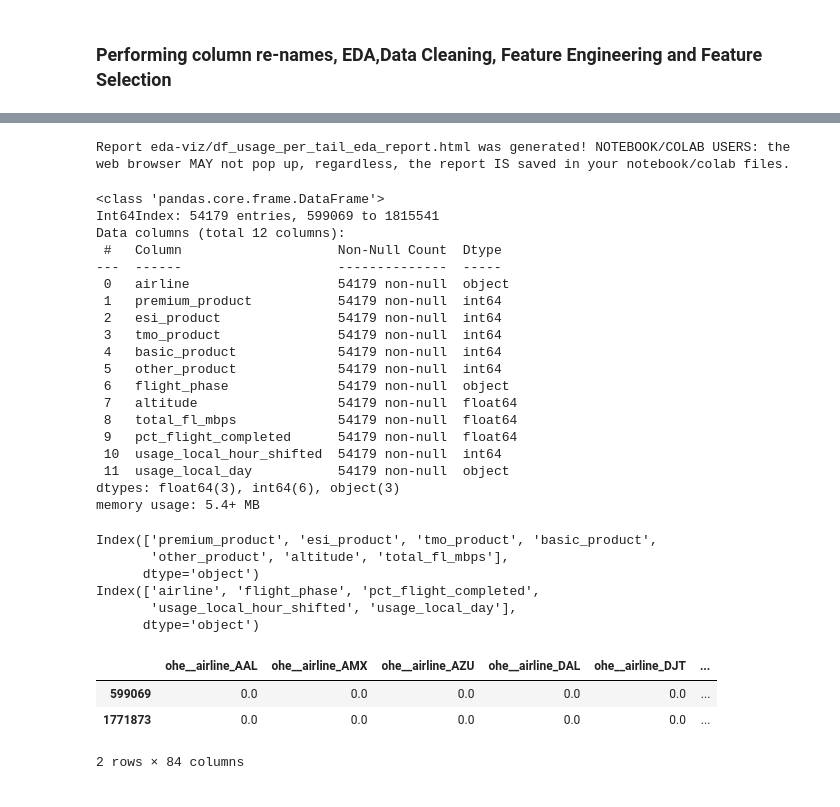
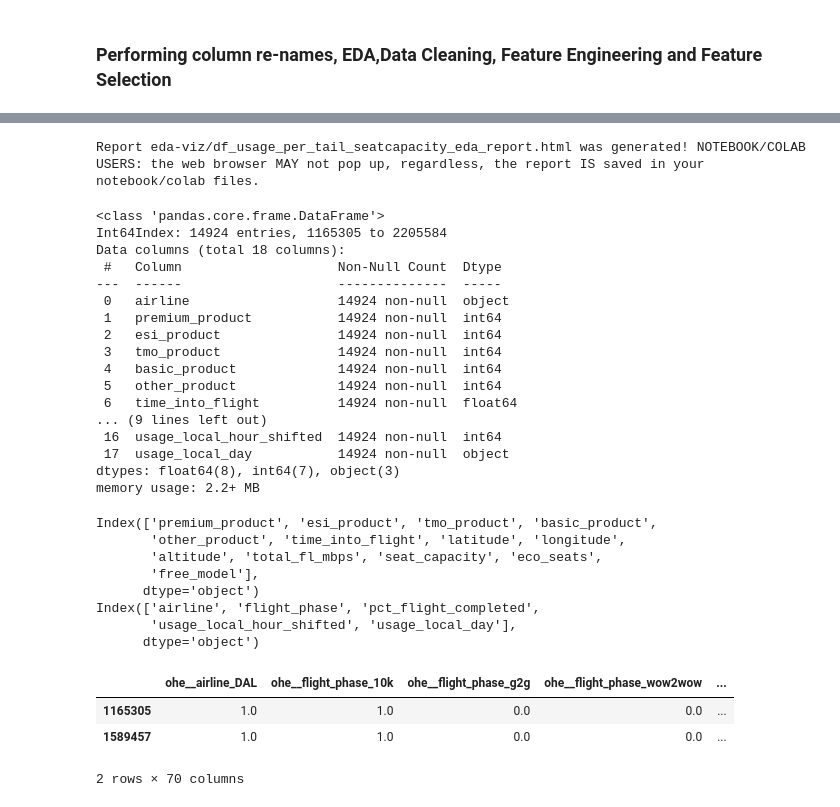
Before and after one commit to vulkenree/Machine-Learning-Projects, a Jupyter notebook: flight_usage_prediction/flight_usage_all_features.ipynb, the cells around one changed output, grey strips where cells are left out. Saved outputs shown, nothing was run; the diff lists cells and outputs as text; code cells hidden in the pictures.

```diff
--- a/flight_usage_prediction/flight_usage_all_features.ipynb
+++ b/flight_usage_prediction/flight_usage_all_features.ipynb
@@ -54,7 +54,7 @@ from sklearn.svm import SVR
 # %% [markdown]
 ### Load data from private dataset and public dataset
 # %%
-df_usage = pd.read_csv('data/usage_data_per_tail.csv')
+df_usage = pd.read_csv('data/usage_data_all_features.csv')
 display(df_usage.head(2))
 df_airtraffic_trends = pd.read_csv('data/Airline_Transportation_Data.csv')
 display(df_airtraffic_trends.head(2))
@@ -84,10 +84,10 @@ df_usage['door_open_plus15_tstamp'] = pd.to_datetime(df_usage['door_open_plus15_
 
 df_usage['pct_flight_completed'] = df_usage['time_into_flight']/((df_usage['door_open_plus15_tstamp'] - df_usage['door_close_tstamp']).dt.total_seconds() / 60)
 df_usage.drop(['tail_id','door_close_tstamp','door_open_plus15_tstamp'], axis=1, inplace=True)
-df_usage.dropna(subset=['latitude','longitude'],inplace=True)
-
+df_usage.dropna(subset=['latitude','longitude','seat_capacity','eco_seats','airline'],inplace=True)
+df_usage['free_model'] = df_usage['airline'].apply(lambda x: 1 if x in ['DAL','JBU','JBU-R','QFA'] else 0)
 # The initial data set had a lot of datapoints, so I sampled 1% of the data to do the EDA and build the model
-df_usage_sampled = df_usage.sample(frac=0.02, random_state=42,replace=False)
+df_usage_sampled = df_usage.sample(frac=0.5, random_state=42,replace=False)
 
 display(df_airtraffic_trends.head(2))
 display(df_usage_sampled.head(2))
@@ -132,33 +132,31 @@ display(df_usage_sampled.head(2))
 df_usage_sampled.drop(['usage_tstamp','usage_tz'], axis=1, inplace=True)
 
 df_usage_eda_report = sv.analyze(df_usage_sampled, target_feat='total_fl_mbps')
-df_usage_eda_report.show_html('eda-viz/df_usage_per_tail_eda_report.html')
+df_usage_eda_report.show_html('eda-viz/df_usage_per_tail_seatcapacity_eda_report.html')
 # %% [output]
-Report eda-viz/df_usage_per_tail_eda_report.html was generated! NOTEBOOK/COLAB USERS: the web browser MAY not pop up, regardless, the report IS saved in your notebook/colab files.
+Report eda-viz/df_usage_per_tail_seatcapacity_eda_report.html was generated! NOTEBOOK/COLAB USERS: the web browser MAY not pop up, regardless, the report IS saved in your notebook/colab files.
 # %%
 # Based on the output of the FInal run of eda, dropping unwanted columns as well as columns which are not available at the time of prediction ('total_rl_mbps')
-df_usage_sampled.drop(columns=['usage_utc_day','usage_utc_hour','usage_local_hour','usage_month','latitude','longitude','time_into_flight','total_rl_mbps'],inplace=True)
+df_usage_sampled.drop(columns=['usage_utc_day','usage_utc_hour','usage_local_hour','usage_month','total_rl_mbps'],inplace=True)
 df_usage_sampled.info()
 # %% [output]
 <class 'pandas.core.frame.DataFrame'>
-Int64Index: 54179 entries, 599069 to 1815541
-Data columns (total 12 columns):
+Int64Index: 14924 entries, 1165305 to 2205584
+Data columns (total 18 columns):
  #   Column                    Non-Null Count  Dtype
 ---  ------                    --------------  -----
- 0   airline                   54179 non-null  object
- 1   premium_product           54179 non-null  int64
- 2   esi_product               54179 non-null  int64
- 3   tmo_product               54179 non-null  int64
- 4   basic_product             54179 non-null  int64
- 5   other_product             54179 non-null  int64
- 6   flight_phase              54179 non-null  object
- 7   altitude                  54179 non-null  float64
- 8   total_fl_mbps             54179 non-null  float64
- 9   pct_flight_completed      54179 non-null  float64
- 10  usage_local_hour_shifted  54179 non-null  int64
- 11  usage_local_day           54179 non-null  object
-dtypes: float64(3), int64(6), object(3)
-memory usage: 5.4+ MB
+ 0   airline                   14924 non-null  object
+ 1   premium_product           14924 non-null  int64
+ 2   esi_product               14924 non-null  int64
+ 3   tmo_product               14924 non-null  int64
+ 4   basic_product             14924 non-null  int64
+ 5   other_product             14924 non-null  int64
+ 6   time_into_flight          14924 non-null  float64
+... (9 lines left out)
+ 16  usage_local_hour_shifted  14924 non-null  int64
+ 17  usage_local_day           14924 non-null  object
+dtypes: float64(8), int64(7), object(3)
+memory usage: 2.2+ MB
 # %%
 # Converting local_hour and pct flight completed to categorical variables based on the output of final eda run
 df_usage_sampled['usage_local_hour_shifted'] = df_usage_sampled['usage_local_hour_shifted'].astype('str')
@@ -173,39 +171,41 @@ df_usage_sampled = df_usage_sampled[ ( df_usage_sampled['total_fl_mbps']<df_usag
 numeric_cols = df_usage_sampled.select_dtypes(include=['int64', 'float64']).columns
 print(numeric_cols)
 # Get columns of object type
 object_cols = df_usage_sampled.select_dtypes(include=['object']).columns
 print(object_cols)
 
 # Categorical feature columns to one-hot encode
 categorical_cols = ['airline','flight_phase','usage_local_day','pct_flight_completed','usage_local_hour_shifted','pct_flight_completed']
 # Numerical feature columns to standard scale
-numerical_cols = ['altitude']
+numerical_cols = ['altitude','seat_capacity','eco_seats']
 
 # Create transformers for one-hot encoding and standard scaling
 column_trans = ColumnTransformer(
     transformers=[
         ('ohe',OneHotEncoder(sparse=False), categorical_cols),
         ('std_scaled',StandardScaler(), numerical_cols),
     ],
     remainder='passthrough',
     )
 column_trans.set_output(transform='pandas')
 transformed_data = column_trans.fit_transform(df_usage_sampled)
 df_usage_column_transformed = pd.DataFrame(transformed_data)
 
 df_usage_column_transformed.rename(columns={'remainder__total_fl_mbps':'total_fl_mbps'}, inplace=True)
 display(df_usage_column_transformed.head(2))
 # %% [output]
 Index(['premium_product', 'esi_product', 'tmo_product', 'basic_product',
-       'other_product', 'altitude', 'total_fl_mbps'],
+       'other_product', 'time_into_flight', 'latitude', 'longitude',
+       'altitude', 'total_fl_mbps', 'seat_capacity', 'eco_seats',
+       'free_model'],
       dtype='object')
 Index(['airline', 'flight_phase', 'pct_flight_completed',
        'usage_local_hour_shifted', 'usage_local_day'],
       dtype='object')
-|  | ohe__airline_AAL | ohe__airline_AMX | ohe__airline_AZU | ohe__airline_DAL | ohe__airline_DJT | ... |
-| 599069 | 0.0 | 0.0 | 0.0 | 0.0 | 0.0 | ... |
-| 1771873 | 0.0 | 0.0 | 0.0 | 0.0 | 0.0 | ... |
+|  | ohe__airline_DAL | ohe__flight_phase_10k | ohe__flight_phase_g2g | ohe__flight_phase_wow2wow | ... |
+| 1165305 | 1.0 | 1.0 | 0.0 | 0.0 | ... |
+| 1589457 | 1.0 | 1.0 | 0.0 | 0.0 | ... |
-2 rows × 84 columns
+2 rows × 70 columns
 # %%
 # X_before_poly = df_usage_column_transformed.drop('total_fl_mbps', axis=1)
 # display(X_before_poly.shape)
```
Also changed, not shown: parts of 9 cells of this notebook, 2 other files.
